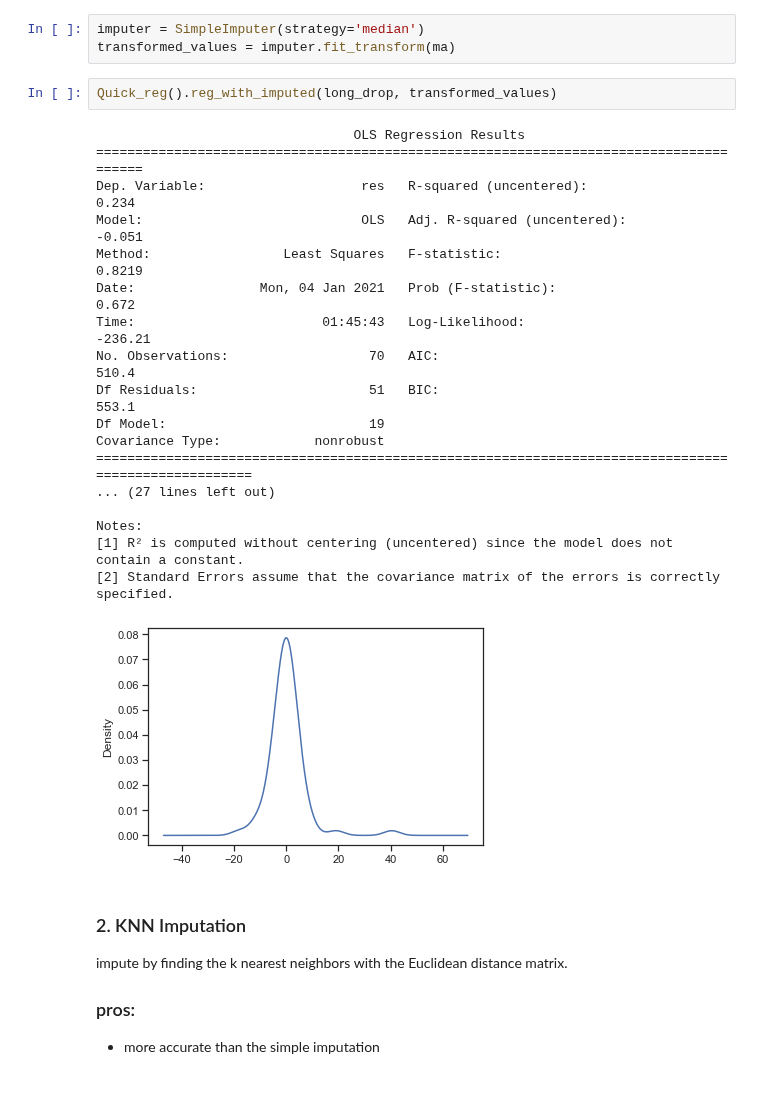
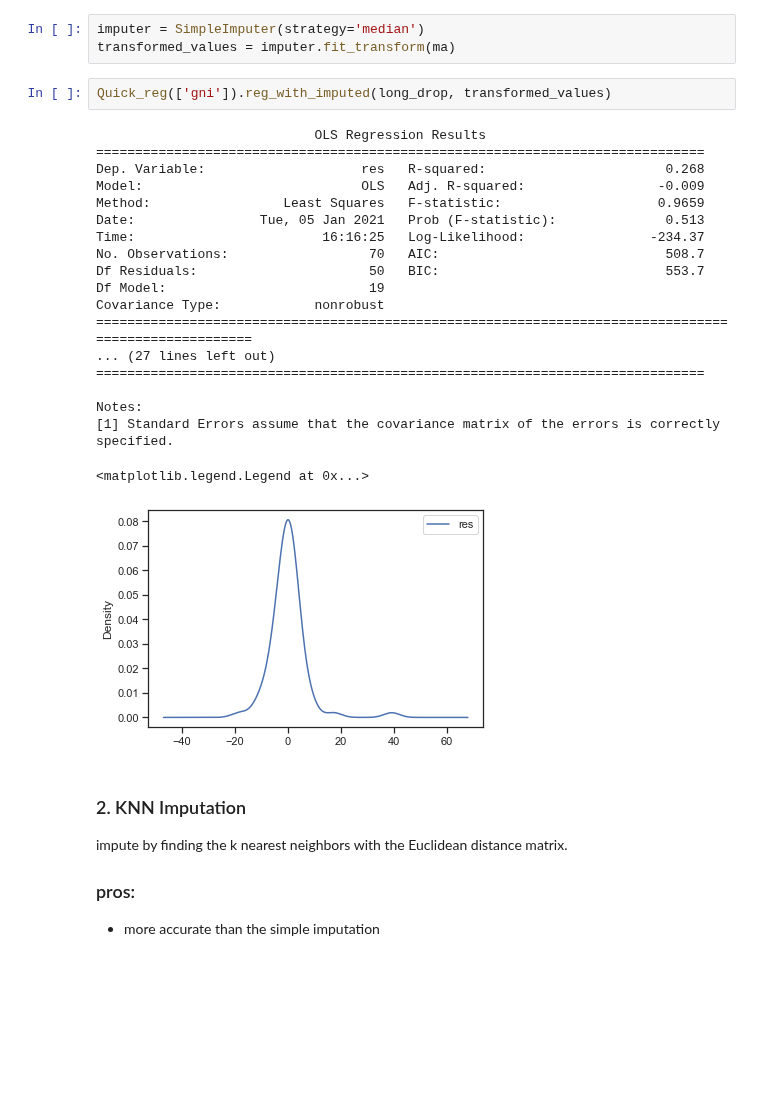
Before and after one commit to amanda8412383/research-module, a Jupyter notebook: imputation.ipynb, the cells around one changed output. Drawn from its saved outputs; the diff is of its cells as text; blank space fills up the shorter version.

Commit message:
apply quick_reg to panel

```diff
--- a/imputation.ipynb
+++ b/imputation.ipynb
@@ -34,26 +34,27 @@ Replacing the missing values with the mean(introduces outlier, not recommand), m
 imputer = SimpleImputer(strategy='median')
 transformed_values = imputer.fit_transform(ma)
 # %%
-Quick_reg().reg_with_imputed(long_drop, transformed_values)
+Quick_reg(['gni']).reg_with_imputed(long_drop, transformed_values)
 # %% [output]
-                                 OLS Regression Results
-=======================================================================================
-Dep. Variable:                    res   R-squared (uncentered):                   0.234
-Model:                            OLS   Adj. R-squared (uncentered):             -0.051
-Method:                 Least Squares   F-statistic:                             0.8219
-Date:                Mon, 04 Jan 2021   Prob (F-statistic):                       0.672
-Time:                        01:45:43   Log-Likelihood:                         -236.21
-No. Observations:                  70   AIC:                                      510.4
-Df Residuals:                      51   BIC:                                      553.1
+                            OLS Regression Results
+==============================================================================
+Dep. Variable:                    res   R-squared:                       0.268
+Model:                            OLS   Adj. R-squared:                 -0.009
+Method:                 Least Squares   F-statistic:                    0.9659
+Date:                Tue, 05 Jan 2021   Prob (F-statistic):              0.513
+Time:                        16:16:25   Log-Likelihood:                -234.37
+No. Observations:                  70   AIC:                             508.7
+Df Residuals:                      50   BIC:                             553.7
 Df Model:                          19
 Covariance Type:            nonrobust
 =====================================================================================================
 ... (27 lines left out)
+==============================================================================
 
 Notes:
-[1] R² is computed without centering (uncentered) since the model does not contain a constant.
-[2] Standard Errors assume that the covariance matrix of the errors is correctly specified.
+[1] Standard Errors assume that the covariance matrix of the errors is correctly specified.
+<matplotlib.legend.Legend at 0x...>
-[figure, old version]
+[figure, new version]
 # %% [markdown]
 ### 2. KNN Imputation
 impute by finding the k nearest neighbors with the Euclidean distance matrix.
```
Also changed, not shown: parts of 3 cells of this notebook, 3 other files.
